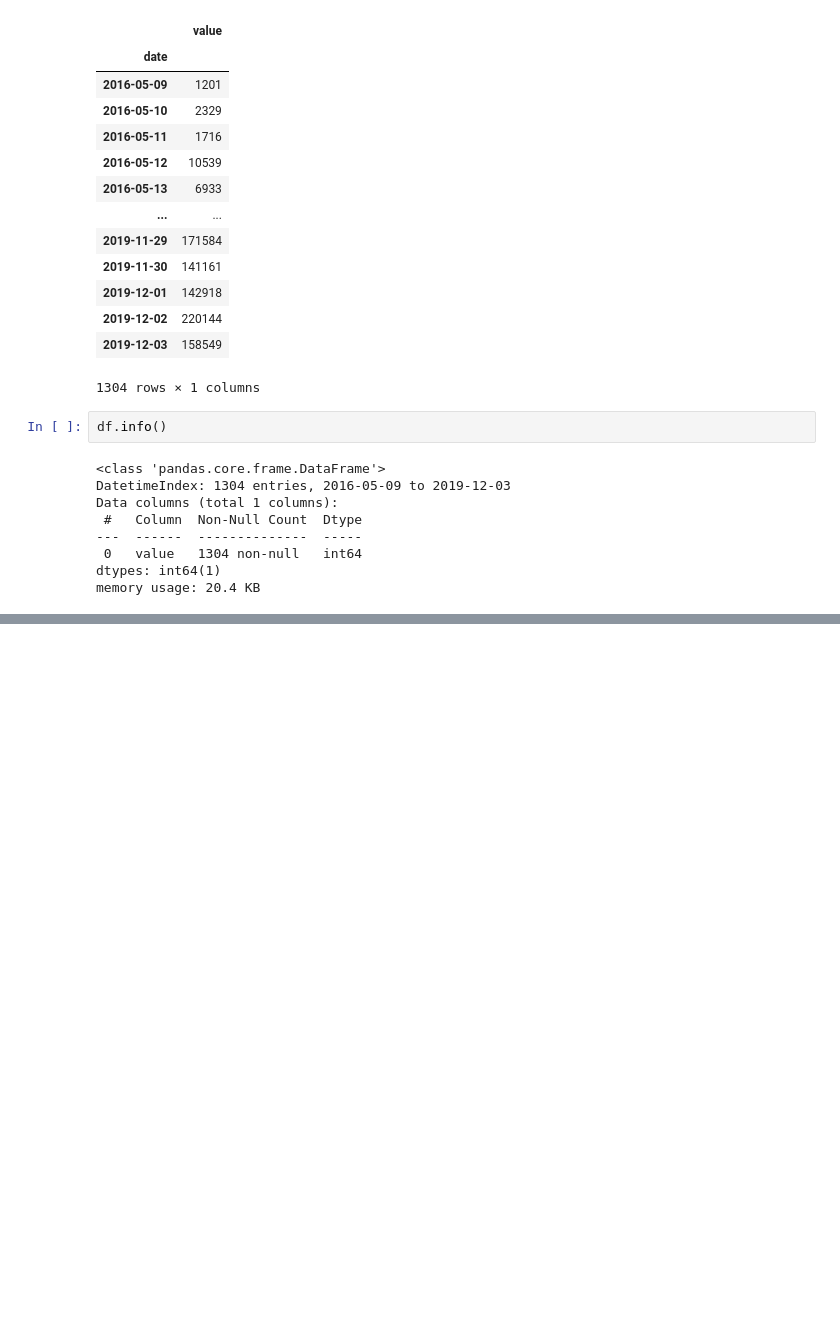
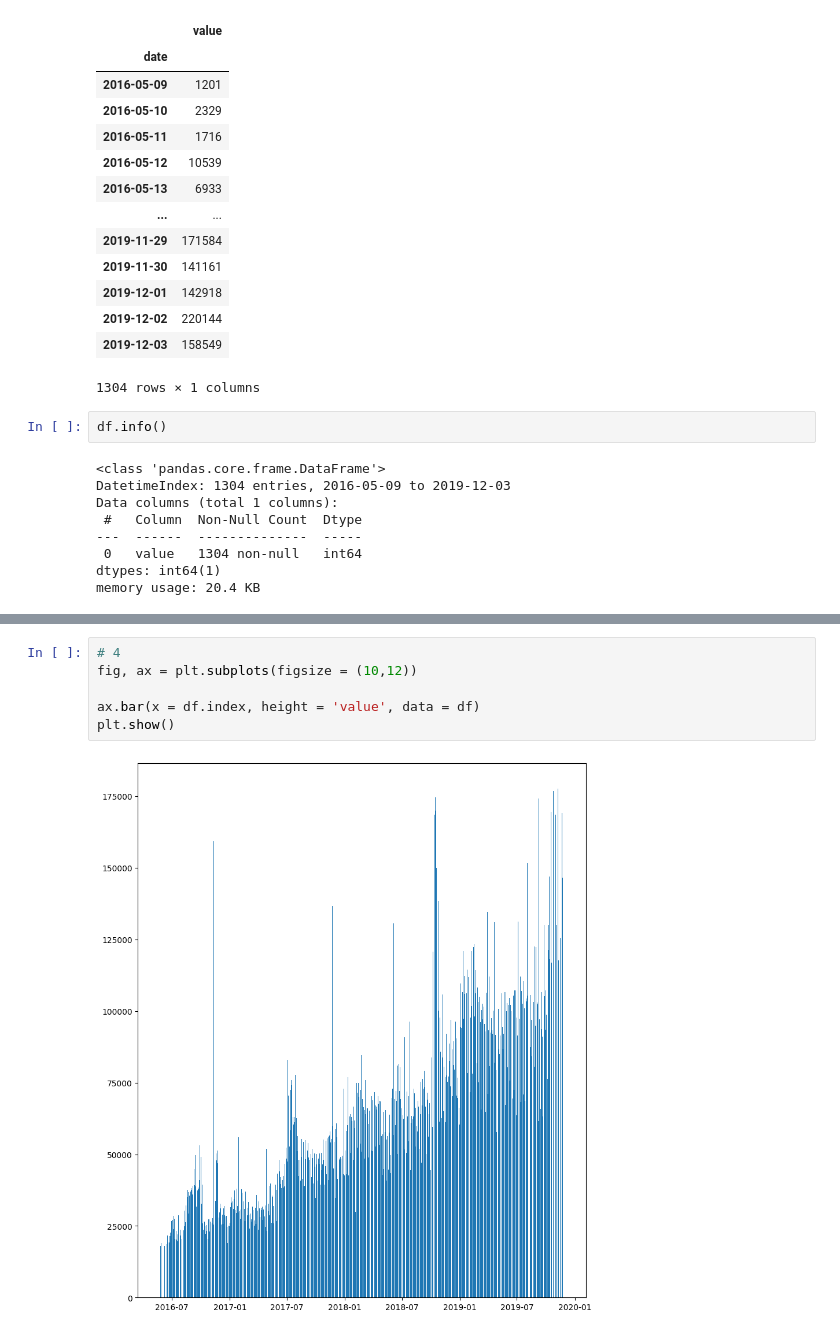
Before and after one commit to Kyo-Fox22/boilerplate-page-view-time-series-visualizer, a Jupyter notebook: test.ipynb, the cells around one changed output, grey strips where cells are left out. Saved outputs shown, nothing was run; the diff lists cells and outputs as text; blank space fills up the shorter version.

```diff
--- a/test.ipynb
+++ b/test.ipynb
@@ -57,0 +99,8 @@ df[
+# %%
+# 4
+fig, ax = plt.subplots(figsize = (10,12))
+
+ax.bar(x = df.index, height = 'value', data = df)
+plt.show()
+# %% [output]
+[figure, added]
```
Also changed, not shown: parts of 4 cells of this notebook.
